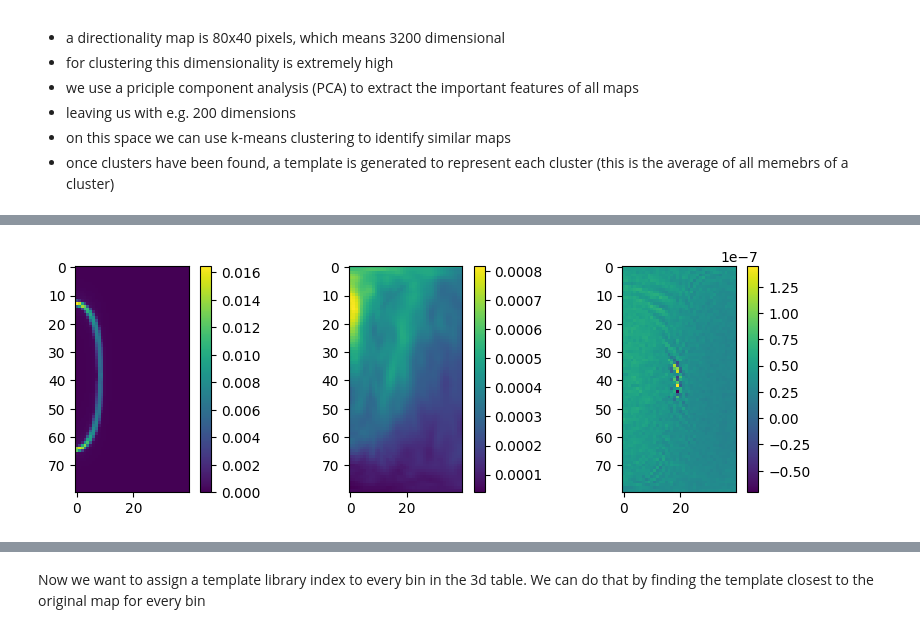
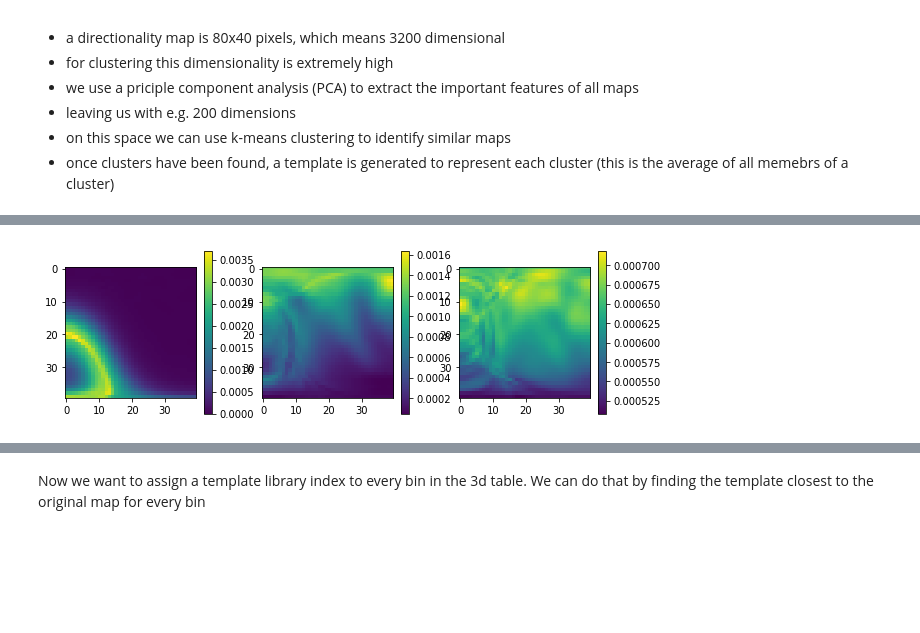
Before and after one commit to icecube/retro, a Jupyter notebook: notebooks/table_compression.ipynb, the cells around one changed output, grey strips where cells are left out. Cells and saved outputs as stored; diff of their text form; code cells hidden in the pictures; blank space fills up the shorter version.

```diff
--- a/notebooks/table_compression.ipynb
+++ b/notebooks/table_compression.ipynb
@@ -11,12 +11,15 @@ from sklearn.cluster import MiniBatchKMeans as KMeans
 from sklearn.decomposition import IncrementalPCA as PCA
 from numba import jit, float64, int32, float32, guvectorize, SmartArray
 # %%
-string = 'dc'
-depth = 55
+#string = 'dc'
+#depth = 55
+
+n_cluster = 3
 
 # memory map a 5d table
 #table_5d = np.load('/fastio2/icecube/retro/tables/large_5d_notilt_string_%s_depth_%s/ckv_table.npy'%(string, depth), mmap_mode='r')
-table_5d = np.load('/data/icecube/retro_tables/large_5d_notilt_combined/large_5d_notilt_string_%s_depth_%s/ckv_table.npy'%(string, depth), mmap_mode='r')
+#table_5d = np.load('/data/icecube/retro_tables/large_5d_notilt_combined/large_5d_notilt_string_%s_depth_%s/ckv_table.npy'%(string, depth), mmap_mode='r')
+table_5d = np.load('/data/icecube/retro_tables/tilt_on_anisotropy_on_noazimuth_80/cl%s/ckv_table.npy'%(n_cluster), mmap_mode='r')
 # %%
 # tables are binned in r, theta, t, theta_dir, delta_phi_dir
 table_5d.shape
@@ -105,5 +109,6 @@ KeyboardInterrupt:
 %%time
 # restore the data (just for inspection, not used in algorithm)
 restored_data = pca.inverse_transform(reduced_data)
-restored_data = restored_data.reshape(table_5d.shape)
+#print restored_data.shape
+#restored_data = restored_data.reshape(table_5d.shape)
 # %% [output]
@@ -112,14 +117,14 @@ Wall time: 36.8 s
 # %%
 # Plot restored distributions to see how they look like
 fig, (ax1, ax2, ax3) = plt.subplots(figsize=(10, 3), ncols=3)
-im1 = ax1.imshow(restored_data[5,20,0])
+im1 = ax1.imshow(restored_data[3939].reshape(40,40))
 cbar = plt.colorbar(im1, ax=ax1)
-im2 = ax2.imshow(restored_data[5,20,3])
+im2 = ax2.imshow(restored_data[77].reshape(40,40))
 cbar = plt.colorbar(im2, ax=ax2)
-im3 = ax3.imshow(restored_data[5,20,20])
+im3 = ax3.imshow(restored_data[12345].reshape(40,40))
 cbar = plt.colorbar(im3, ax=ax3)
 # %% [output]
-[figure, old version]
+[figure, new version]
 # %%
 %%time
 # clsuter using k-means
```
Also changed, not shown: parts of 12 cells of this notebook, 9 other files.
